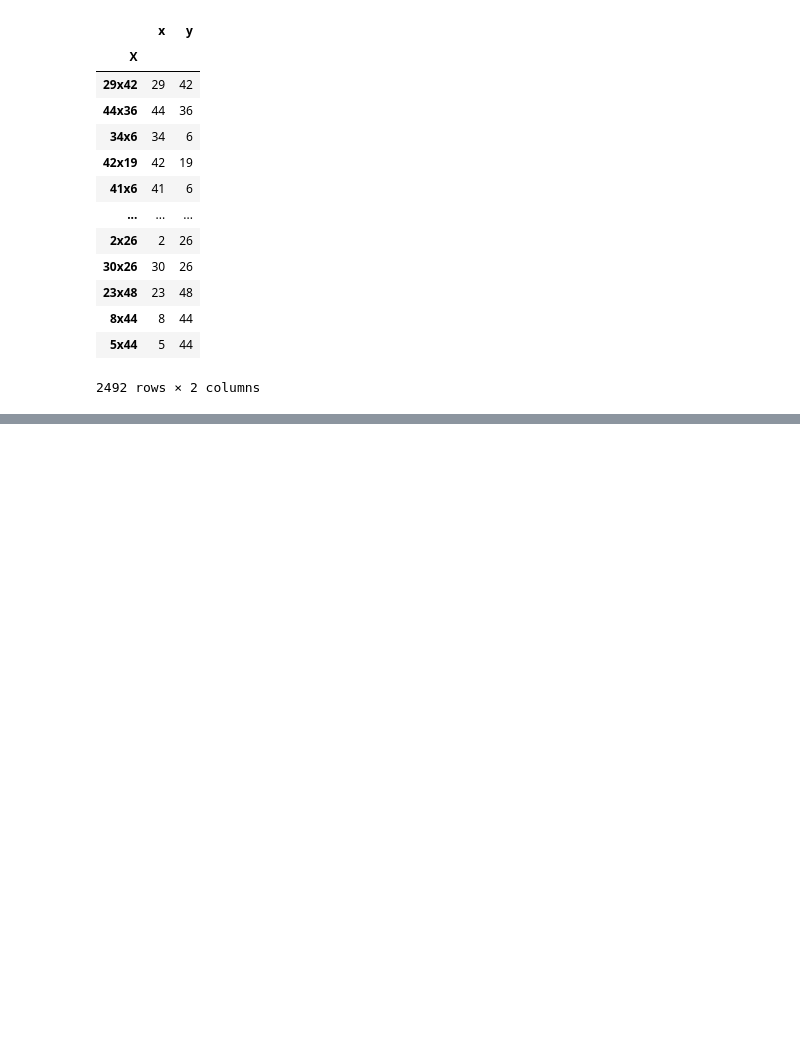
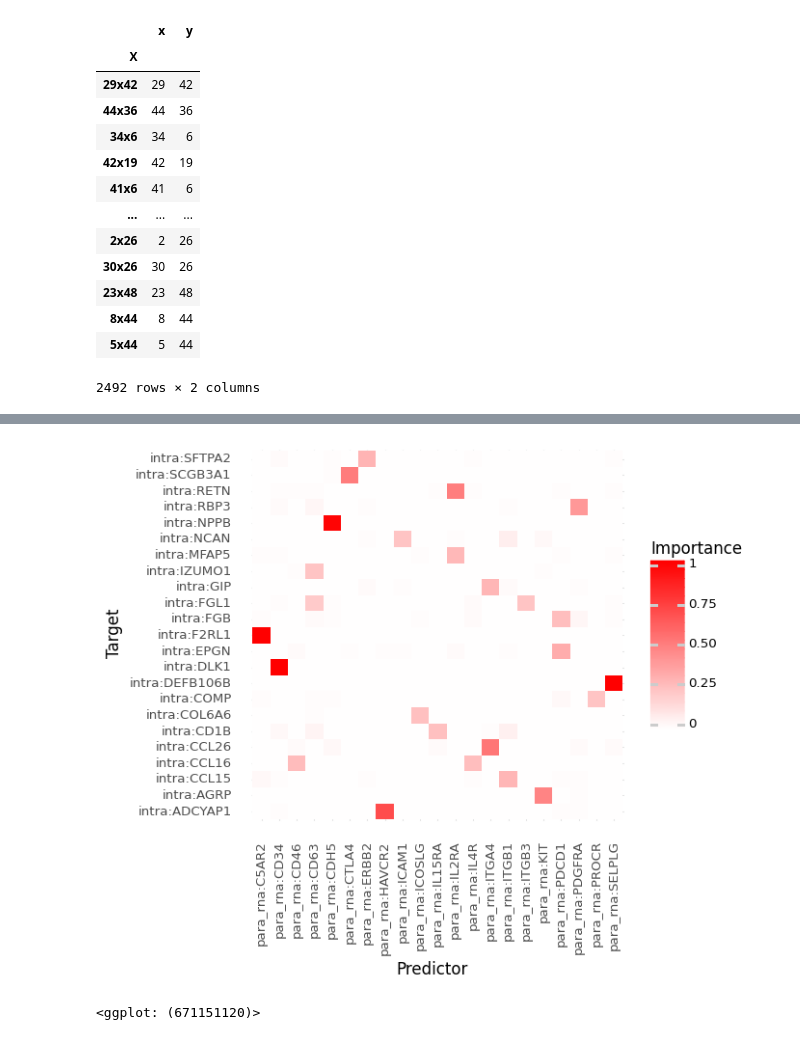
Before and after one commit to schae211/liana_spatial_cite-seq, a Jupyter notebook: read_data.ipynb, the cells around one changed output, grey strips where cells are left out. Drawn from its saved outputs; the diff is of its cells as text; code cells hidden in the pictures; blank space fills up the shorter version.

```diff
--- a/read_data.ipynb
+++ b/read_data.ipynb
@@ -661,0 +630,9 @@ print(np.array([s in gene_annot_2["Aliases"].to_numpy() for s in barcodes.loc[~b
+# %%
+(
+    li.pl.interactions(misty, 'para_rna', return_fig=True, figure_size=(5, 5), top_n=25, key=abs) +
+    p9.scale_fill_gradient2(low = "blue", mid = "white", high = "red", midpoint = 0) +
+    p9.labs(y='Target', x='Predictor')
+)
+# %% [output]
+[figure, added]
+<ggplot: (671151120)>
```
Also changed, not shown: parts of 46 cells of this notebook, 7 other files.
